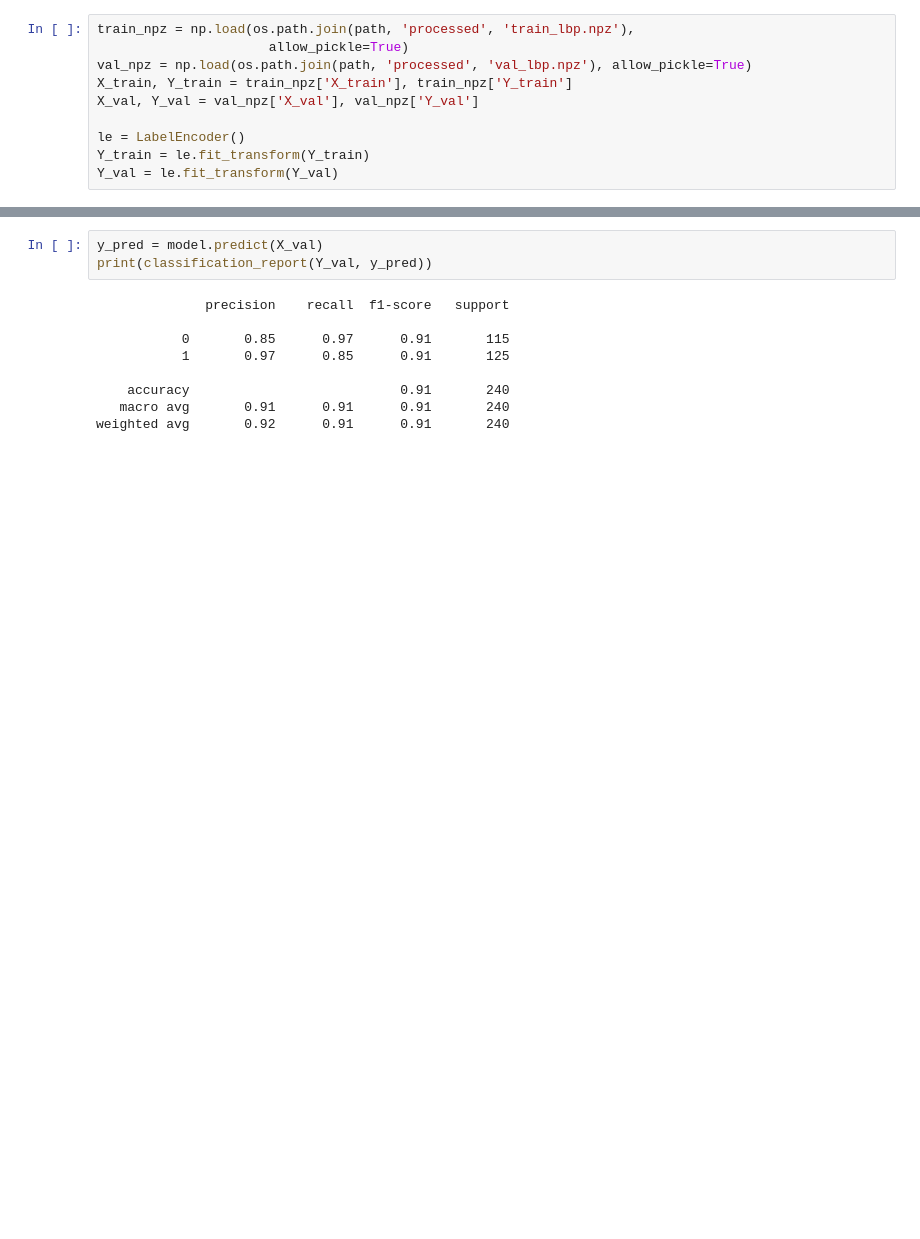
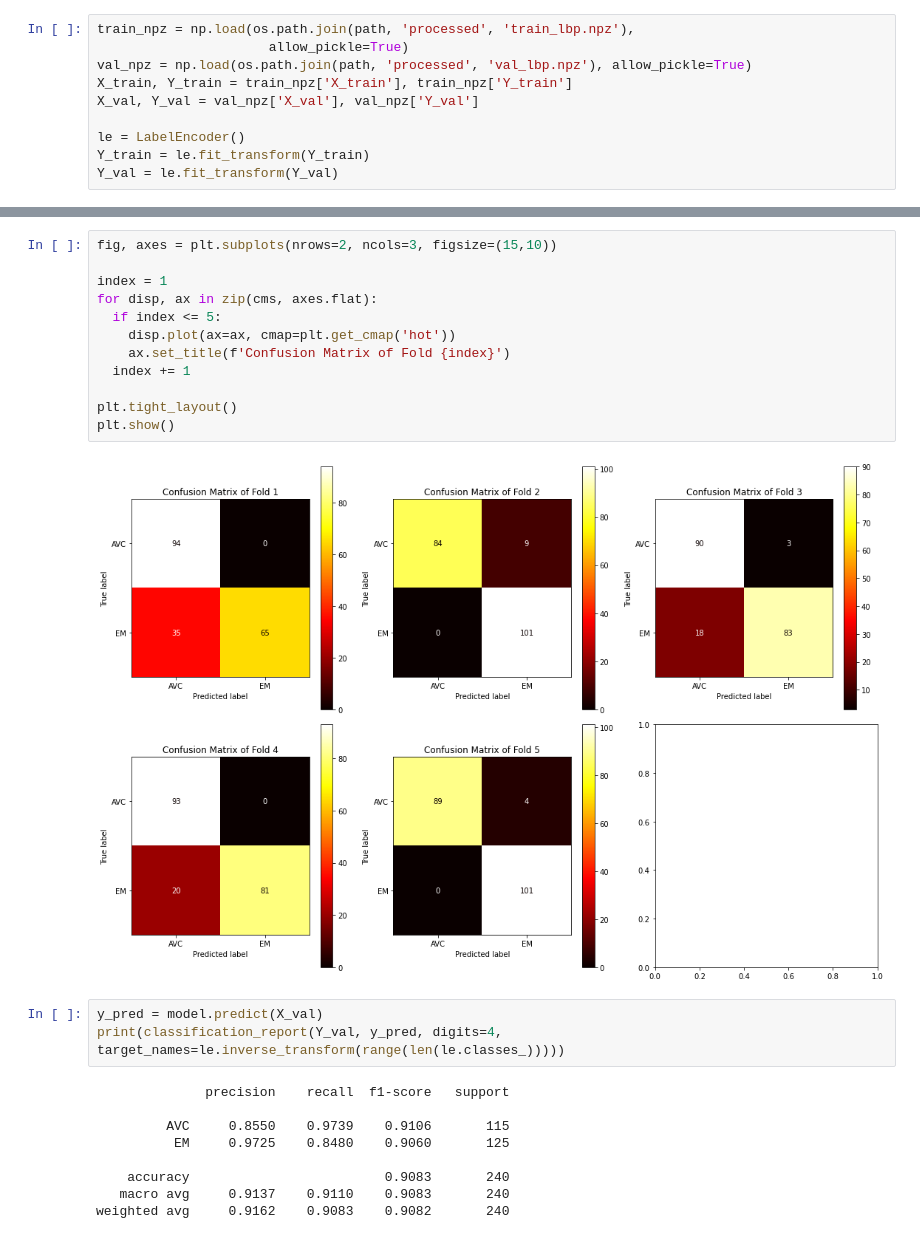
Before and after one commit to LFMP/MRI-normalization, a Jupyter notebook: notebooks/parte2.ipynb, the cells around one changed output, grey strips where cells are left out. Drawn from its saved outputs; the diff is of its cells as text; blank space fills up the shorter version.

```diff
--- a/notebooks/parte2.ipynb
+++ b/notebooks/parte2.ipynb
@@ -93,12 +99,26 @@ weighted avg       0.99      0.99      0.99       194
+# %%
+fig, axes = plt.subplots(nrows=2, ncols=3, figsize=(15,10))
+
+index = 1
+for disp, ax in zip(cms, axes.flat):
+  if index <= 5:
+    disp.plot(ax=ax, cmap=plt.get_cmap('hot'))
+    ax.set_title(f'Confusion Matrix of Fold {index}')
+  index += 1
+
+plt.tight_layout()
+plt.show()
+# %% [output]
+[figure, added]
 # %%
 y_pred = model.predict(X_val)
-print(classification_report(Y_val, y_pred))
+print(classification_report(Y_val, y_pred, digits=4, target_names=le.inverse_transform(range(len(le.classes_)))))
 # %% [output]
               precision    recall  f1-score   support
 
-           0       0.85      0.97      0.91       115
-           1       0.97      0.85      0.91       125
+         AVC     0.8550    0.9739    0.9106       115
+          EM     0.9725    0.8480    0.9060       125
 
-    accuracy                           0.91       240
-   macro avg       0.91      0.91      0.91       240
-weighted avg       0.92      0.91      0.91       240
+    accuracy                         0.9083       240
+   macro avg     0.9137    0.9110    0.9083       240
+weighted avg     0.9162    0.9083    0.9082       240
```
Also changed, not shown: parts of 5 cells of this notebook.
